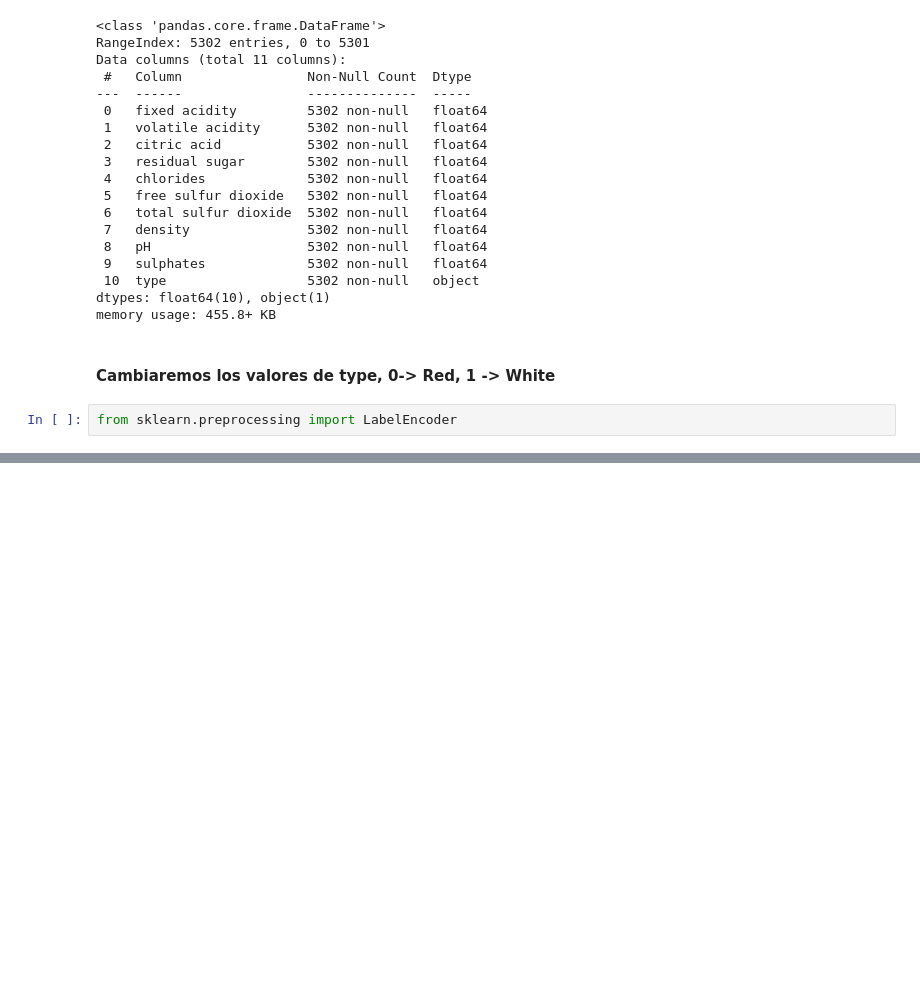
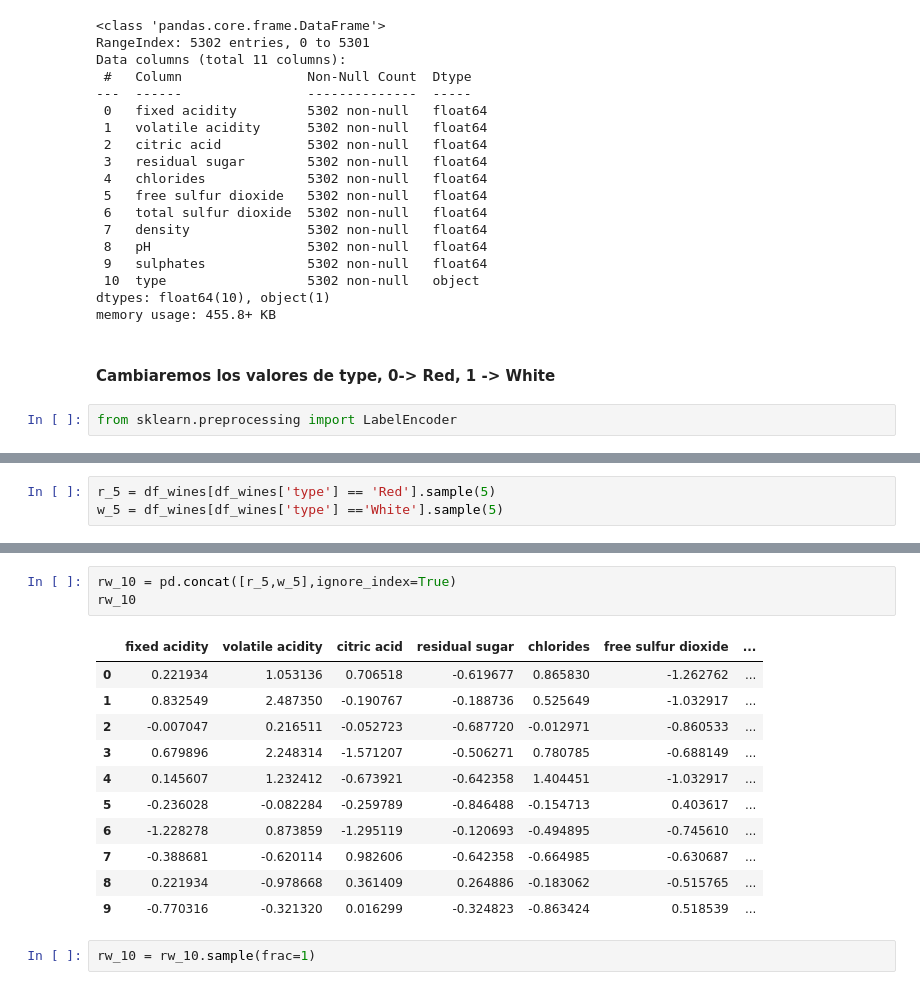
Before and after one commit to 16danielvm/Wine_Classification, a Jupyter notebook: Classification_wines.ipynb, the cells around one changed output, grey strips where cells are left out. Saved outputs shown, nothing was run; the diff lists cells and outputs as text; blank space fills up the shorter version.

```diff
--- a/Classification_wines.ipynb
+++ b/Classification_wines.ipynb
@@ -45,0 +207,3 @@ from sklearn.preprocessing import LabelEncoder
+# %%
+r_5 = df_wines[df_wines['type'] == 'Red'].sample(5)
+w_5 = df_wines[df_wines['type'] =='White'].sample(5)
@@ -45,0 +219,17 @@ from sklearn.preprocessing import LabelEncoder
+# %%
+rw_10 = pd.concat([r_5,w_5],ignore_index=True)
+rw_10
+# %% [output]
+|  | fixed acidity | volatile acidity | citric acid | residual sugar | chlorides | free sulfur dioxide | ... |
+| 0 | 0.221934 | 1.053136 | 0.706518 | -0.619677 | 0.865830 | -1.262762 | ... |
+| 1 | 0.832549 | 2.487350 | -0.190767 | -0.188736 | 0.525649 | -1.032917 | ... |
+| 2 | -0.007047 | 0.216511 | -0.052723 | -0.687720 | -0.012971 | -0.860533 | ... |
+| 3 | 0.679896 | 2.248314 | -1.571207 | -0.506271 | 0.780785 | -0.688149 | ... |
+| 4 | 0.145607 | 1.232412 | -0.673921 | -0.642358 | 1.404451 | -1.032917 | ... |
+| 5 | -0.236028 | -0.082284 | -0.259789 | -0.846488 | -0.154713 | 0.403617 | ... |
+| 6 | -1.228278 | 0.873859 | -1.295119 | -0.120693 | -0.494895 | -0.745610 | ... |
+| 7 | -0.388681 | -0.620114 | 0.982606 | -0.642358 | -0.664985 | -0.630687 | ... |
+| 8 | 0.221934 | -0.978668 | 0.361409 | 0.264886 | -0.183062 | -0.515765 | ... |
+| 9 | -0.770316 | -0.321320 | 0.016299 | -0.324823 | -0.863424 | 0.518539 | ... |
+# %%
+rw_10 = rw_10.sample(frac=1)
```
Also changed, not shown: parts of 51 cells of this notebook.
